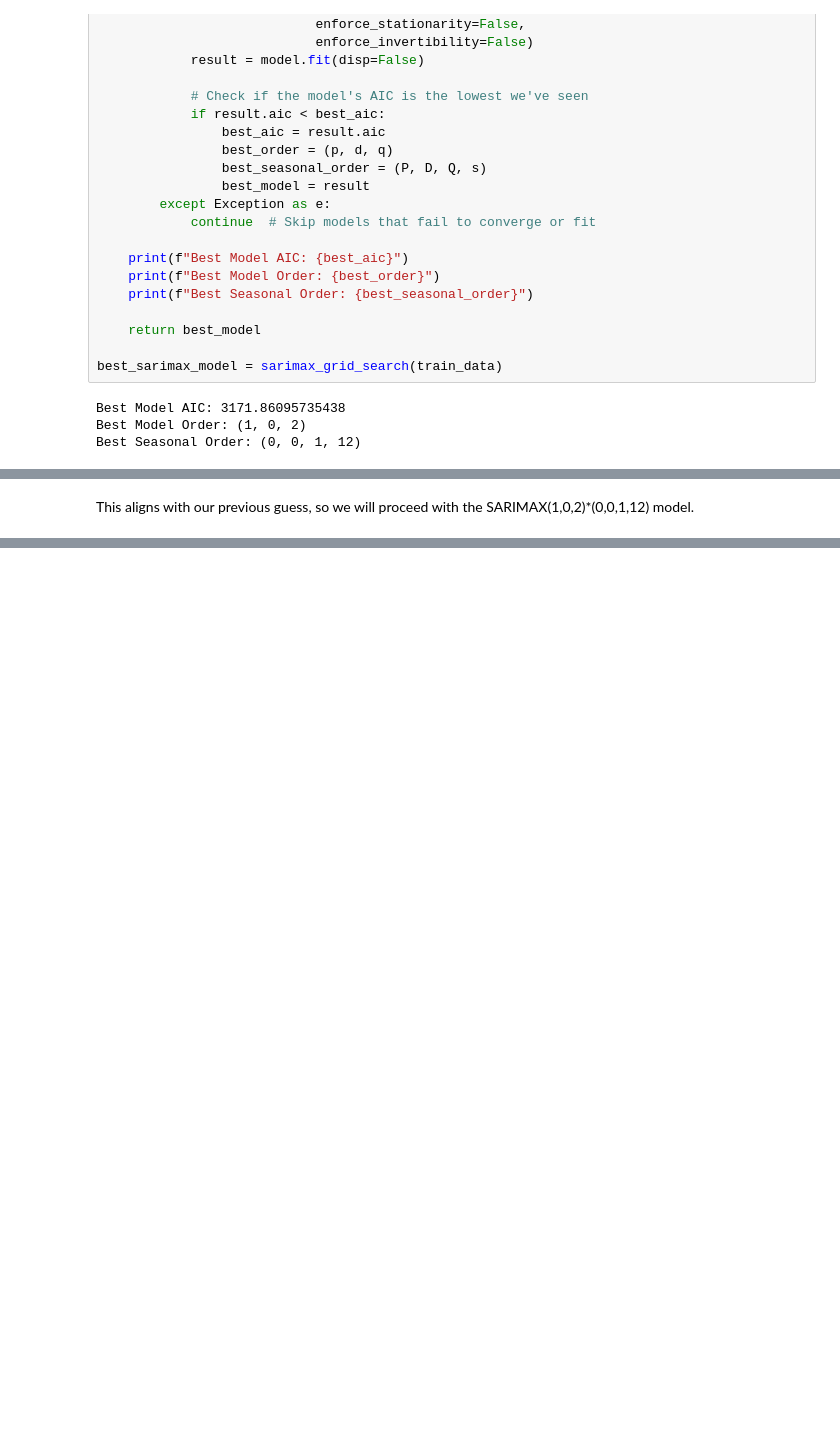
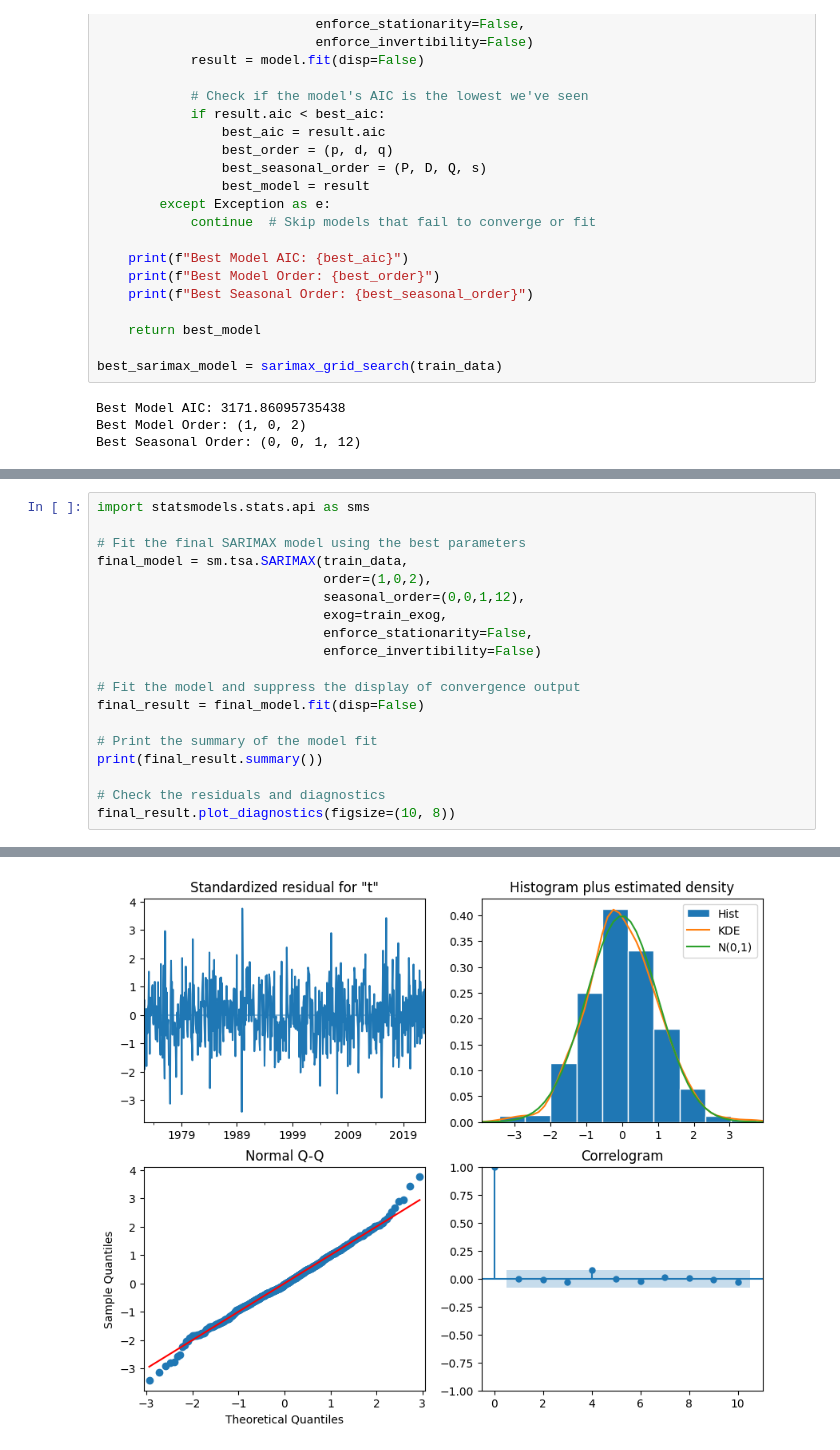
Before and after one commit to maggiecrowner/DS4002-Project-2, a Jupyter notebook: SCRIPTS/Analysis.ipynb, the cells around one changed output, grey strips where cells are left out. Cells and saved outputs as stored; diff of their text form; blank space fills up the shorter version.

```diff
--- a/SCRIPTS/Analysis.ipynb
+++ b/SCRIPTS/Analysis.ipynb
@@ -147,2 +179,20 @@ s: 12
-# %% [markdown]
-This aligns with our previous guess, so we will proceed with the SARIMAX(1,0,2)*(0,0,1,12) model.
+# %%
+import statsmodels.stats.api as sms
+
+# Fit the final SARIMAX model using the best parameters
+final_model = sm.tsa.SARIMAX(train_data,
+                             order=(1,0,2),
+                             seasonal_order=(0,0,1,12),
+                             exog=train_exog,
+                             enforce_stationarity=False,
+                             enforce_invertibility=False)
+
+# Fit the model and suppress the display of convergence output
+final_result = final_model.fit(disp=False)
+
+# Print the summary of the model fit
+print(final_result.summary())
+
+# Check the residuals and diagnostics
+final_result.plot_diagnostics(figsize=(10, 8))
+# %% [output]
@@ -148,0 +216 @@ This aligns with our previous guess, so we will proceed with the SARIMAX(1,0,2)*
+[figure, added]
```
Also changed, not shown: parts of 12 cells of this notebook.
